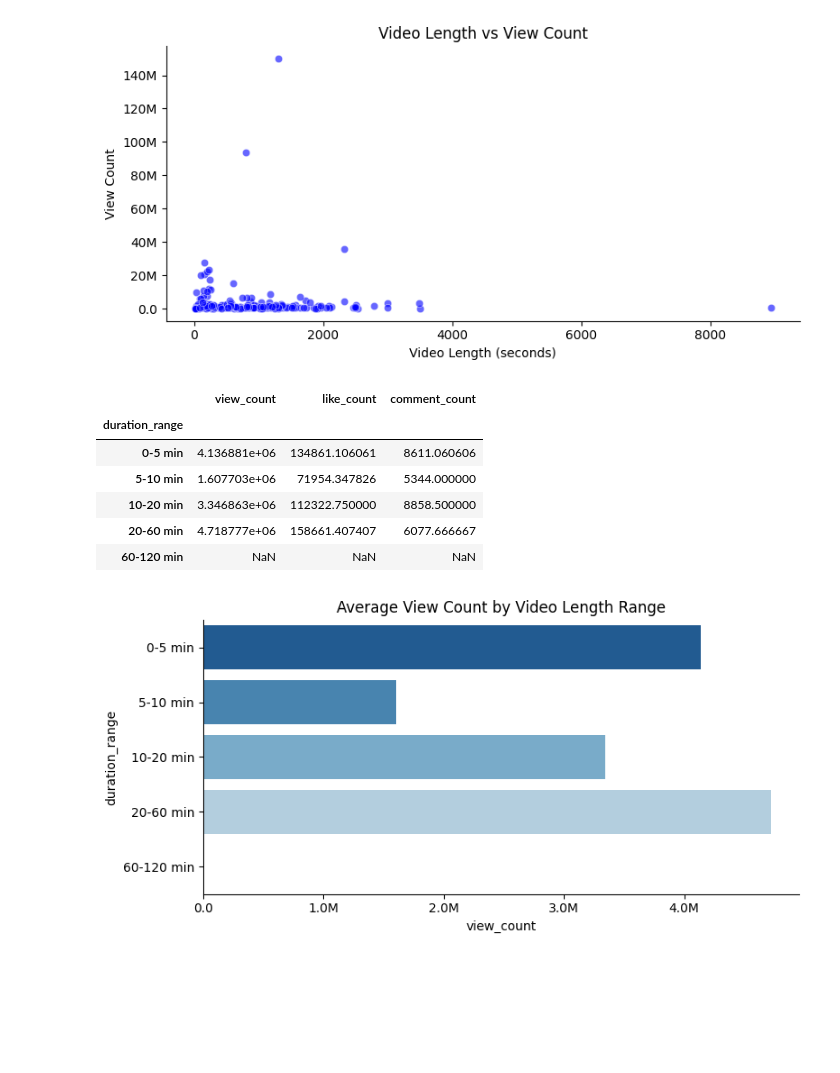
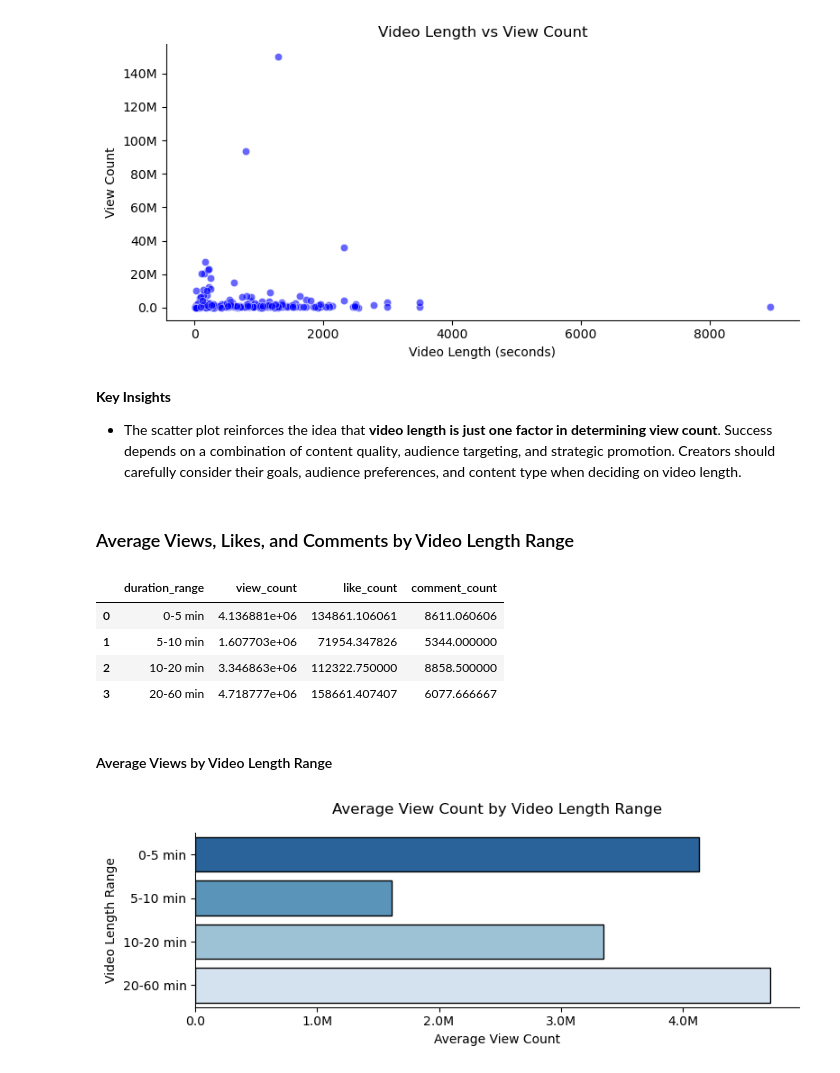
Before and after one commit to modyreturn/Youtube_Data_Analysis, a Jupyter notebook: Youtube_Videos_Analysis.ipynb, the cells around one changed output. Saved outputs shown, nothing was run; the diff lists cells and outputs as text; code cells hidden in the pictures; blank space fills up the shorter version.

Commit message:
Youtube_Videos_Analysis

```diff
--- a/Youtube_Videos_Analysis.ipynb
+++ b/Youtube_Videos_Analysis.ipynb
@@ -78,5 +78,5 @@ if __name__ == '__main__':
 # %%
-df = pd.read_csv(r"C:\Users\modyr\Desktop\Youtube Analysis\Youtube_Data_Analysis\yt_data.csv")
+df = pd.read_csv(r"C:\Users\Mohamed Fawzi\Desktop\Youtube Analysis\Youtube_Data_Analysis\yt_data.csv")
 
 df.head()
 # %% [output]
@@ -490,7 +489,0 @@ df
-# %%
-import isodate
-
- #convert ISO 8601 duration to seconds
-df['duration_seconds'] = df['duration'].apply(lambda x: isodate.parse_duration(x).total_seconds())
-
-df['duration_range'] = pd.cut(df['duration_seconds'], bins=[0, 300, 600, 1200, 3600, 7200], labels=['0-5 min', '5-10 min', '10-20 min', '20-60 min', '60-120 min'])
@@ -521,42 +515,63 @@ plt.tight_layout()
 plt.show()
 # %% [output]
 [figure]
+# %% [markdown]
+**Key Insights**
+-   The scatter plot reinforces the idea that **video length is just one factor in determining view count**. Success depends on a combination of content quality, audience targeting, and strategic promotion. Creators should carefully consider their goals, audience preferences, and content type when deciding on video length.
+# %% [markdown]
+### Average Views, Likes, and Comments by Video Length Range
+# %%
+import isodate  # Import the isodate library to handle ISO 8601 duration format
+
+# Convert ISO 8601 duration strings into total seconds
+df['duration_seconds'] = df['duration'].apply(lambda x: isodate.parse_duration(x).total_seconds())
+
+# Categorize videos into predefined duration ranges
+df['duration_range'] = pd.cut(
+    df['duration_seconds'],  # The column containing video durations in seconds
+    bins=[0, 300, 600, 1200, 3600],  # Define the bin edges for classification
+    labels=['0-5 min', '5-10 min', '10-20 min', '20-60 min']  # Assign labels to each range
+)
 # %%
 length_engagement = df.groupby('duration_range')[['view_count', 'like_count', 'comment_count']].mean()
-
+length_engagement.reset_index(inplace=True)
 length_engagement
 # %% [output]
-|  | view_count | like_count | comment_count |
-| duration_range |  |  |  |
-| 0-5 min | 4.136881e+06 | 134861.106061 | 8611.060606 |
-| 5-10 min | 1.607703e+06 | 71954.347826 | 5344.000000 |
-| 10-20 min | 3.346863e+06 | 112322.750000 | 8858.500000 |
-| 20-60 min | 4.718777e+06 | 158661.407407 | 6077.666667 |
-| 60-120 min | NaN | NaN | NaN |
+|  | duration_range | view_count | like_count | comment_count |
+| 0 | 0-5 min | 4.136881e+06 | 134861.106061 | 8611.060606 |
+| 1 | 5-10 min | 1.607703e+06 | 71954.347826 | 5344.000000 |
+| 2 | 10-20 min | 3.346863e+06 | 112322.750000 | 8858.500000 |
+| 3 | 20-60 min | 4.718777e+06 | 158661.407407 | 6077.666667 |
+# %% [markdown]
+#### Average Views by Video Length Range
 # %%
-plt.figure(figsize=(8, 4))
+plt.figure(figsize=(8, 3))
 # view count by duration range
-sns.barplot(y=length_engagement.index,
-            x=length_engagement['view_count'],
-            palette='Blues_r'
+sns.barplot(data=length_engagement,
+            y='duration_range',
+            x='view_count',
+            palette='Blues_r',
+            edgecolor='k',
             )
 
 # Function to format the values
 def num_format(x, pos):
     if x >= 1e6:
         return '{:1.1f}M'.format(x*1e-6)
     elif x >= 1e3:
         return '{:1.1f}K'.format(x*1e-3)
     else:
         return '{:1.1f}'.format(x)
 
 # Applying the custom formatter to the x-axis
 plt.gca().xaxis.set_major_formatter(FuncFormatter(num_format))
 
-plt.title('Average View Count by Video Length Range')
+plt.title('Average View Count by Video Length Range', pad=15)
+plt.xlabel('Average View Count')
+plt.ylabel('Video Length Range')
 
 sns.despine()
 plt.tight_layout()
 plt.show()
 # %% [output]
-[figure, old version]
+[figure, new version]
```
Also changed, not shown: parts of 20 cells of this notebook.
